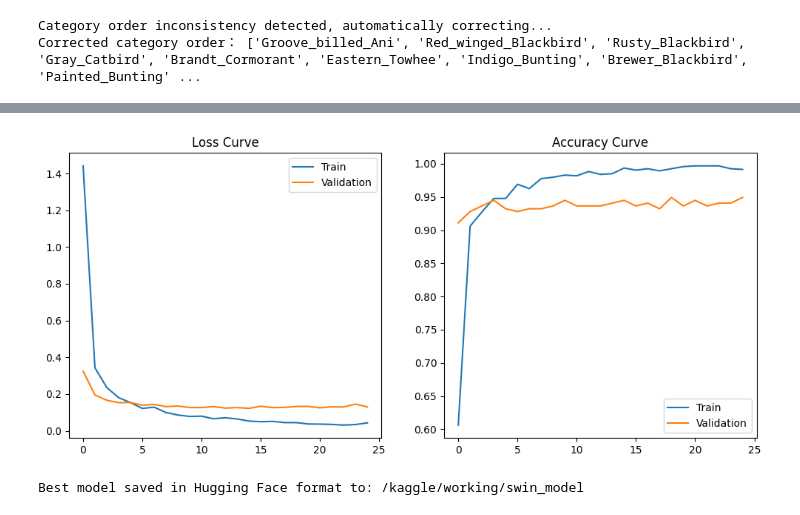
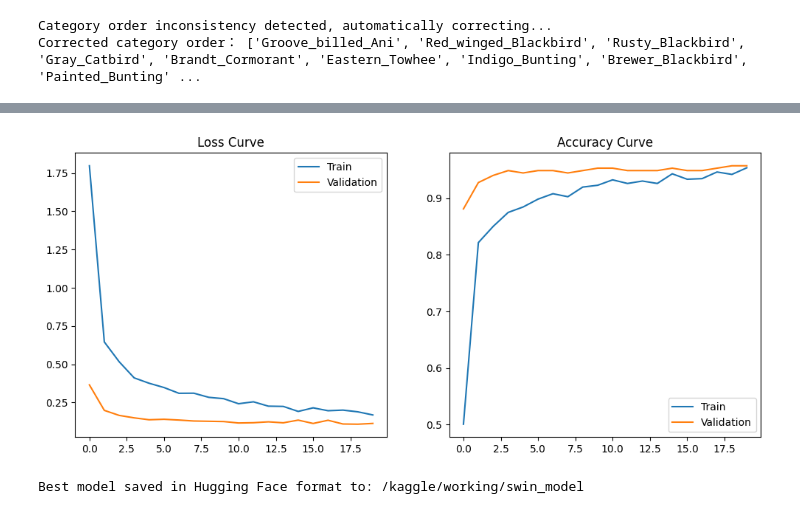
Before and after one commit to yutao-data/Fine_Grained_Bird_Swin, a Jupyter notebook: notebooks/Pretrained_Swin.ipynb, the cells around one changed output, grey strips where cells are left out. Cells and saved outputs as stored; diff of their text form; code cells hidden in the pictures.

Commit message:
Unfreeze -2 and Update Data Augmentation

```diff
--- a/notebooks/Pretrained_Swin.ipynb
+++ b/notebooks/Pretrained_Swin.ipynb
@@ -145,17 +143,21 @@ class BirdDataset(Dataset):
         image, label = self.dataset[idx]
         return image, label
 
-# Updated training transform: resize a bit larger then randomly crop to 384
 train_transform = transforms.Compose([
-    transforms.Resize((400, 400)),   # Resize to a slightly larger size for augmentation
-    transforms.RandomCrop(384),      # Random crop to 384x384
-    transforms.RandomHorizontalFlip(),
-    transforms.ColorJitter(brightness=0.2, contrast=0.2, saturation=0.2),
+    transforms.Resize((420, 420)),
+    transforms.RandomResizedCrop(384, scale=(0.8, 1.0)),
+    transforms.RandomHorizontalFlip(p=0.5),
+    transforms.RandomVerticalFlip(p=0.2),
+    transforms.RandomRotation(degrees=15),
+    transforms.RandomAffine(degrees=0, translate=(0.1, 0.1)),
+    transforms.ColorJitter(brightness=0.3, contrast=0.3, saturation=0.3, hue=0.05),
+    transforms.RandomGrayscale(p=0.1),
     transforms.ToTensor(),
+    transforms.RandomErasing(p=0.2, scale=(0.02, 0.2), ratio=(0.3, 3.3)),
     transforms.Normalize(mean=processor.image_mean, std=processor.image_std)
 ])
 
-# Updated validation transform: directly resize to 384
+
 val_transform = transforms.Compose([
     transforms.Resize((384, 384)),
     transforms.ToTensor(),
@@ -304,7 +306,7 @@ history = {'train_loss': [], 'val_loss': [], 'train_acc': [], 'val_acc': []}
 best_val_acc = 0.0
 best_model_path = "/kaggle/working/best_model.pth"
 
-for epoch in range(100):
+for epoch in range(20):
     train_loss, train_acc = train_epoch(model, train_loader, optimizer, scaler)
     val_loss, val_acc = validate(model, val_loader)
 
@@ -362,4 +364,4 @@ Early stopping triggered!
-[figure, old version]
+[figure, new version]
 # %%
 import os
 import torch
```
Also changed, not shown: parts of 4 cells of this notebook.
